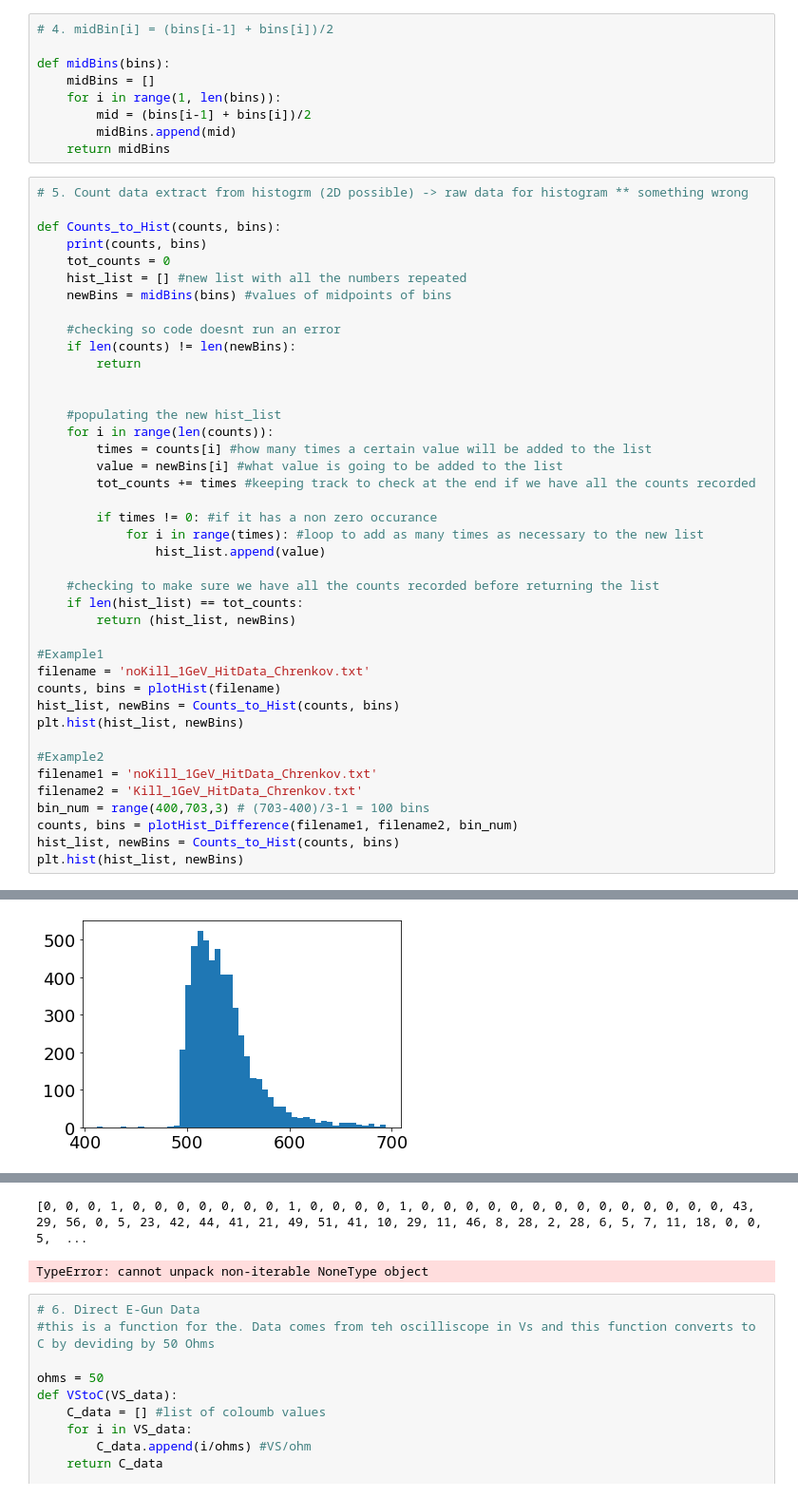
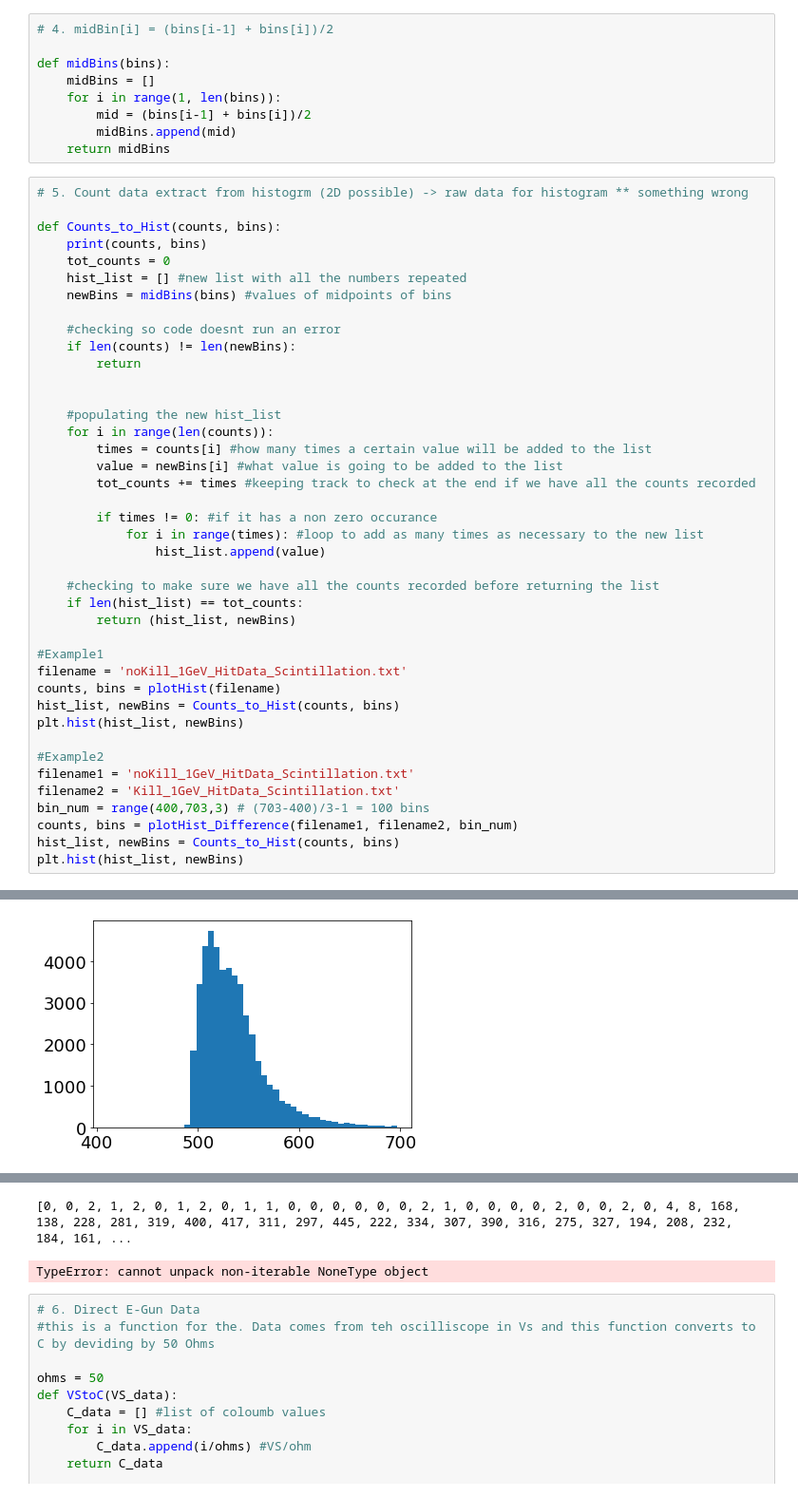
Before and after one commit to wonseokb/phython, a Jupyter notebook: Wonseok's Plot Machine.ipynb, the cells around one changed output, grey strips where cells are left out. Shown at 95% size. Cells and saved outputs as stored; diff of their text form.

```diff
--- a/Wonseok's Plot Machine.ipynb
+++ b/Wonseok's Plot Machine.ipynb
@@ -194,14 +195,14 @@ def Counts_to_Hist(counts, bins):
         return (hist_list, newBins)
 
 #Example1
-filename = 'noKill_1GeV_HitData_Chrenkov.txt'
+filename = 'noKill_1GeV_HitData_Scintillation.txt'
 counts, bins = plotHist(filename)
 hist_list, newBins = Counts_to_Hist(counts, bins)
 plt.hist(hist_list, newBins)
 
 #Example2
-filename1 = 'noKill_1GeV_HitData_Chrenkov.txt'
-filename2 = 'Kill_1GeV_HitData_Chrenkov.txt'
+filename1 = 'noKill_1GeV_HitData_Scintillation.txt'
+filename2 = 'Kill_1GeV_HitData_Scintillation.txt'
 bin_num = range(400,703,3) # (703-400)/3-1 = 100 bins
 counts, bins = plotHist_Difference(filename1, filename2, bin_num)
 hist_list, newBins = Counts_to_Hist(counts, bins)
@@ -228 +229 @@ plt.hist(hist_list, newBins)
-[figure, old version]
+[figure, new version]
@@ -230,4 +231,4 @@ plt.hist(hist_list, newBins)
-[0, 0, 0, 1, 0, 0, 0, 0, 0, 0, 0, 1, 0, 0, 0, 0, 1, 0, 0, 0, 0, 0, 0, 0, 0, 0, 0, 0, 0, 0, 0, 43, 29, 56, 0, 5, 23, 42, 44, 41, 21, 49, 51, 41, 10, 29, 11, 46, 8, 28, 2, 28, 6, 5, 7, 11, 18, 0, 0, 5,  ...
+[0, 0, 2, 1, 2, 0, 1, 2, 0, 1, 1, 0, 0, 0, 0, 0, 0, 2, 1, 0, 0, 0, 0, 2, 0, 0, 2, 0, 4, 8, 168, 138, 228, 281, 319, 400, 417, 311, 297, 445, 222, 334, 307, 390, 316, 275, 327, 194, 208, 232, 184, 161, ...
 TypeError: cannot unpack non-iterable NoneType object
 # %%
 # 6. Direct E-Gun Data
```
Also changed, not shown: parts of 7 cells of this notebook, 8 other files.
